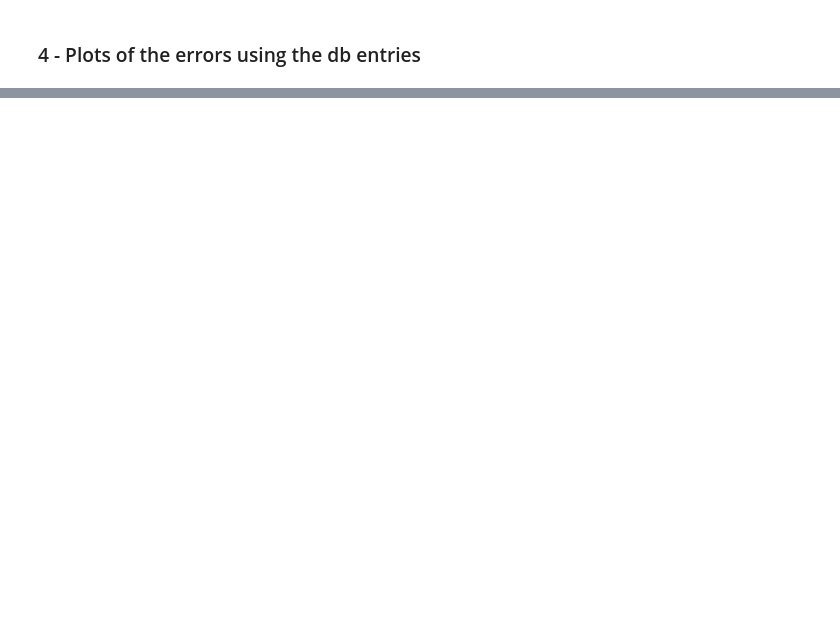
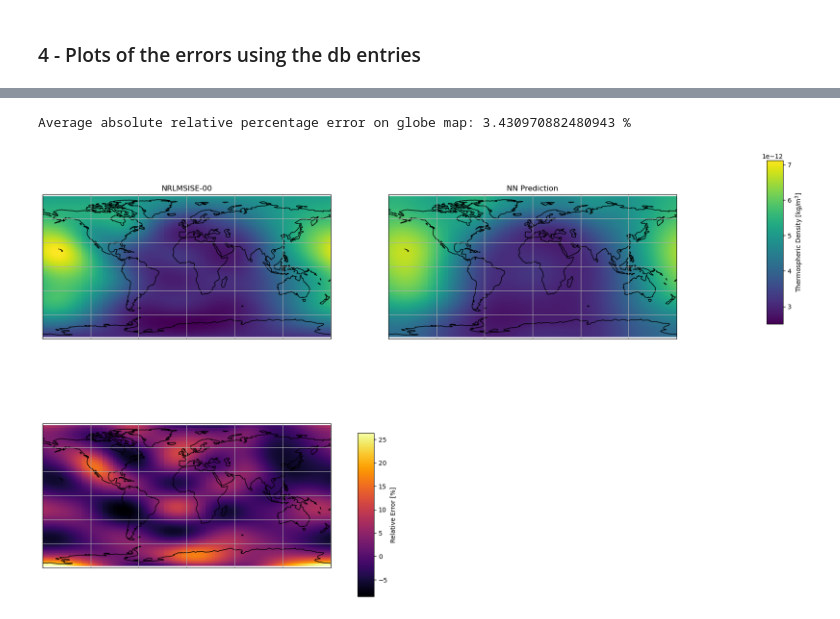
Before and after one commit to esa/thermonets, a Jupyter notebook: notebooks/nrlmsise00_analysis.ipynb, the cells around one changed output, grey strips where cells are left out. Drawn from its saved outputs; the diff is of its cells as text; code cells hidden in the pictures; blank space fills up the shorter version.

```diff
--- a/notebooks/nrlmsise00_analysis.ipynb
+++ b/notebooks/nrlmsise00_analysis.ipynb
@@ -156,0 +212,66 @@ ax[1].hist(rel_err_global_fit, bins = 100, density=False, alpha=0.5);
+# %%
+#we setup the longitude x latitude grid, and compute the relative error (in %)
+lon_grid=np.rad2deg(lonlat_grid[:,0].reshape((n_grid,n_grid)))
+lat_grid=np.rad2deg(lonlat_grid[:,1].reshape((n_grid,n_grid)))
+rel_err = ((predicted.detach().numpy() - true) / true) * 100
+#we print to scree the mean absolute percentage error on the globe map:
+print(f'Average absolute relative percentage error on globe map: {abs(rel_err).mean()} %')
+#we now store the minimum and maximum density values (between target & prediction), for plotting purposes:
+vmin=min([true.min(), predicted.min().item()])
+vmax=max([true.max(), predicted.max().item()])
+
+#we now create a figure with a globe projection on top:
+fig, ax = plt.subplots(figsize=(18, 12), nrows=2, ncols=2, subplot_kw={'projection': ccrs.PlateCarree(central_longitude=0)})
+#we flatten the axis and remove the last figure
+ax=ax.ravel()
+ax[-1].axis('off')
+
+#we plot NRLMSISE-00 on the first figure:
+ax[0].pcolormesh(lon_grid,
+                        lat_grid,
+                        true.reshape((n_grid,n_grid)), transform=ccrs.PlateCarree(),
+                        vmin=vmin,
+                        vmax=vmax)
+ax[0].set_global()
+ax[0].coastlines()
+ax[0].gridlines()
+ax[0].set_title('NRLMSISE-00')
+
+#the NN prediction on the second:
+im2 = ax[1].pcolormesh(lon_grid,
+                        lat_grid,
+                        predicted.detach().numpy().reshape((n_grid,n_grid)),
+                        transform=ccrs.PlateCarree(),
+                        vmin=vmin,
+                        vmax=vmax)
+ax[1].set_global()
+ax[1].coastlines()
+ax[1].gridlines()
+ax[1].set_title('NN Prediction')
+#we add a shared colorbar for the first two figures:
+cax1 = fig.add_axes([1.01, 0.6, 0.02, 0.3])  # [left, bottom, width, height]
+cbar1 = plt.colorbar(im2,
+                     orientation='vertical',
+                     fraction=0.035,
+                     cax=cax1)
+cbar1.set_label('Thermospheric Density [kg/m$^3$]')
+
+#we finally plot the relative error in the second row
+im3 = ax[2].pcolormesh(lon_grid,
+                        lat_grid,
+                        rel_err.reshape((n_grid,n_grid)),
+                        transform=ccrs.PlateCarree(),
+                        cmap='inferno')
+ax[2].set_global()
+ax[2].coastlines()
+ax[2].gridlines()
+#and we add the colorbar for that:
+cax2 = fig.add_axes([0.51, 0.1, 0.02, 0.3])  # [left, bottom, width, height]
+cbar1 = plt.colorbar(im3,
+                     orientation='vertical',
+                     fraction=0.035,
+                     cax=cax2)
+cbar1.set_label('Relative Error [%]')
+# %% [output]
+Average absolute relative percentage error on globe map: 3.430970882480943 %
+[figure, added]
```
Also changed, not shown: parts of 9 cells of this notebook, 5 other files.
